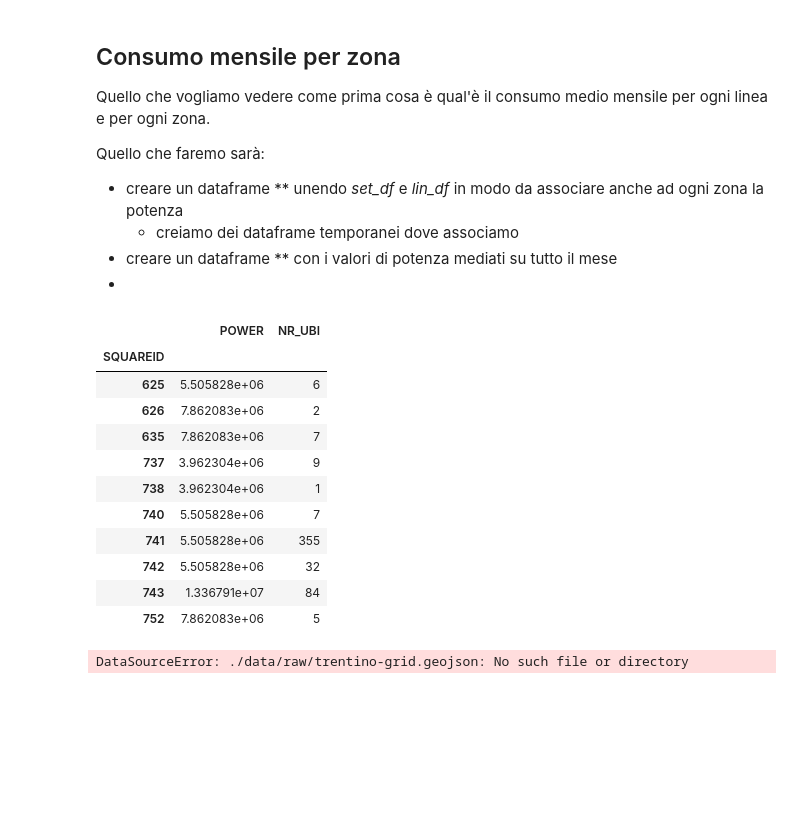
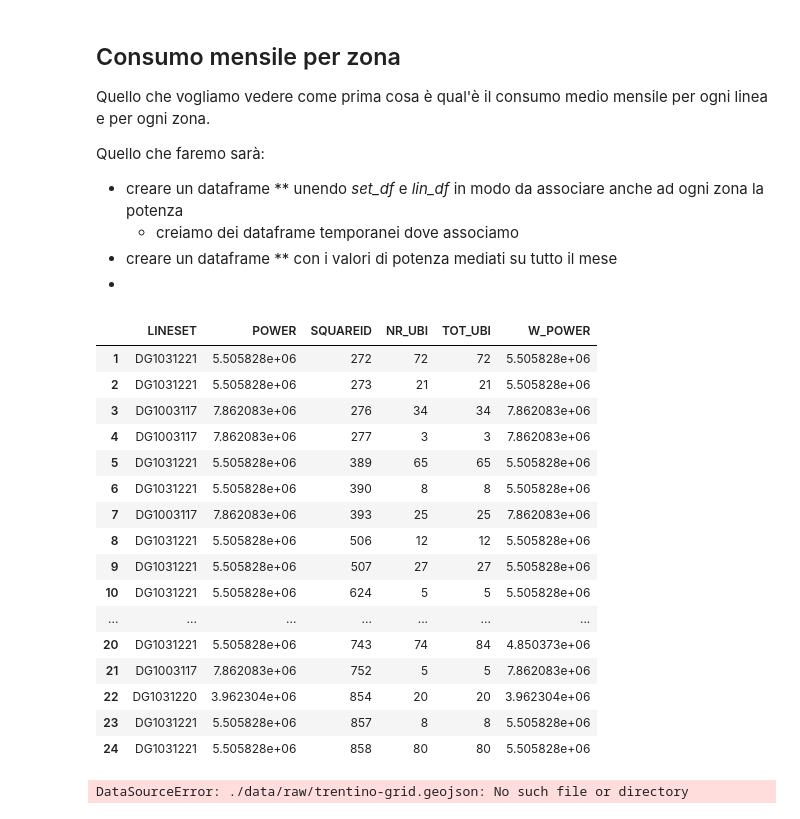
Before and after one commit to MarcoFava/Lavandini, a Jupyter notebook: EDA.ipynb, the cells around one changed output. Saved outputs shown, nothing was run; the diff lists cells and outputs as text; code cells hidden in the pictures; blank space fills up the shorter version.

```diff
--- a/EDA.ipynb
+++ b/EDA.ipynb
@@ -78,25 +78,38 @@ Quello che faremo sarà:
     * creiamo dei dataframe temporanei dove associamo
 * creare un dataframe ** con i valori di potenza mediati su tutto il mese
 *
-# %%
-temp_df = set_df.groupby("LINESET")["POWER"].sum()/set_df["DAY"].iloc[-1]   # daily average
-try_df = pd.merge(temp_df,lin_df, on="LINESET")
-
-temp_df = pd.merge(try_df.groupby("SQUAREID")["POWER"].sum(), try_df.groupby("SQUAREID")["NR_UBI"].sum(), on="SQUAREID")
-temp_df[11:21]
-# %% [output]
-|  | POWER | NR_UBI |
-| SQUAREID |  |  |
-| 625 | 5.505828e+06 | 6 |
-| 626 | 7.862083e+06 | 2 |
-| 635 | 7.862083e+06 | 7 |
-| 737 | 3.962304e+06 | 9 |
-| 738 | 3.962304e+06 | 1 |
-| 740 | 5.505828e+06 | 7 |
-| 741 | 5.505828e+06 | 355 |
-| 742 | 5.505828e+06 | 32 |
-| 743 | 1.336791e+07 | 84 |
-| 752 | 7.862083e+06 | 5 |
+# %%
+# eseguiamo la media giornaliera della potenza
+mean_df = set_df.groupby("LINESET")["POWER"].sum()/set_df["DAY"].iloc[-1]
+
+# uniamo il dataframe mediato con lin_df preservando le colonne LINESET, POWER, SQUAREID e NR_UBI
+mean_df = pd.merge(mean_df,lin_df, on="LINESET", how="right")
+
+# aggiungiamo colonna con il numero totale di ubicazioni per squareid
+mean_df["TOT_UBI"] = lin_df.groupby("SQUAREID")["NR_UBI"].transform("sum")
+
+# eseguiamo la media pesata della potenza sul numero di ubicazioni
+mean_df["W_POWER"] = mean_df["POWER"] * mean_df["NR_UBI"] / mean_df["TOT_UBI"]
+# temp_df = pd.merge(try_df.groupby("SQUAREID")["POWER"].sum(), try_df.groupby("SQUAREID")["NR_UBI"].sum(), on="SQUAREID")
+mean_df[1:25]
+# %% [output]
+|  | LINESET | POWER | SQUAREID | NR_UBI | TOT_UBI | W_POWER |
+| 1 | DG1031221 | 5.505828e+06 | 272 | 72 | 72 | 5.505828e+06 |
+| 2 | DG1031221 | 5.505828e+06 | 273 | 21 | 21 | 5.505828e+06 |
+| 3 | DG1003117 | 7.862083e+06 | 276 | 34 | 34 | 7.862083e+06 |
+| 4 | DG1003117 | 7.862083e+06 | 277 | 3 | 3 | 7.862083e+06 |
+| 5 | DG1031221 | 5.505828e+06 | 389 | 65 | 65 | 5.505828e+06 |
+| 6 | DG1031221 | 5.505828e+06 | 390 | 8 | 8 | 5.505828e+06 |
+| 7 | DG1003117 | 7.862083e+06 | 393 | 25 | 25 | 7.862083e+06 |
+| 8 | DG1031221 | 5.505828e+06 | 506 | 12 | 12 | 5.505828e+06 |
+| 9 | DG1031221 | 5.505828e+06 | 507 | 27 | 27 | 5.505828e+06 |
+| 10 | DG1031221 | 5.505828e+06 | 624 | 5 | 5 | 5.505828e+06 |
+| ... | ... | ... | ... | ... | ... | ... |
+| 20 | DG1031221 | 5.505828e+06 | 743 | 74 | 84 | 4.850373e+06 |
+| 21 | DG1003117 | 7.862083e+06 | 752 | 5 | 5 | 7.862083e+06 |
+| 22 | DG1031220 | 3.962304e+06 | 854 | 20 | 20 | 3.962304e+06 |
+| 23 | DG1031221 | 5.505828e+06 | 857 | 8 | 8 | 5.505828e+06 |
+| 24 | DG1031221 | 5.505828e+06 | 858 | 80 | 80 | 5.505828e+06 |
 # %%
 gpd = gp.read_file(file_path_raw + "trentino-grid.geojson")
 gpd
```
